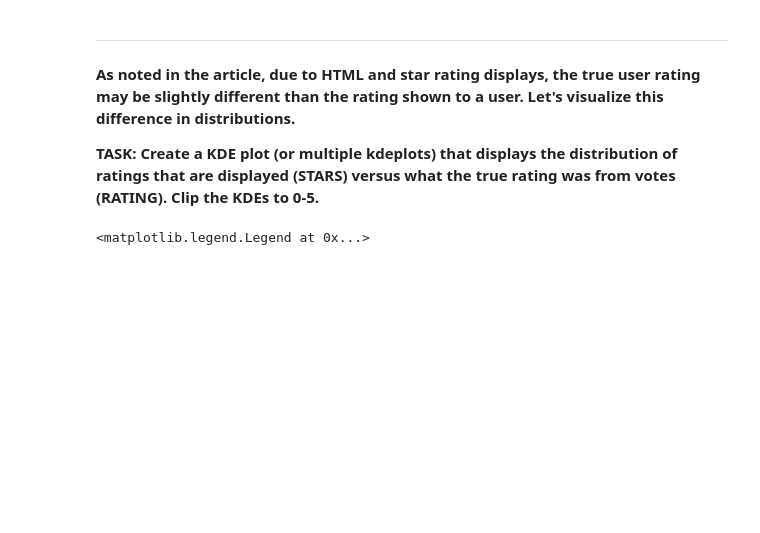
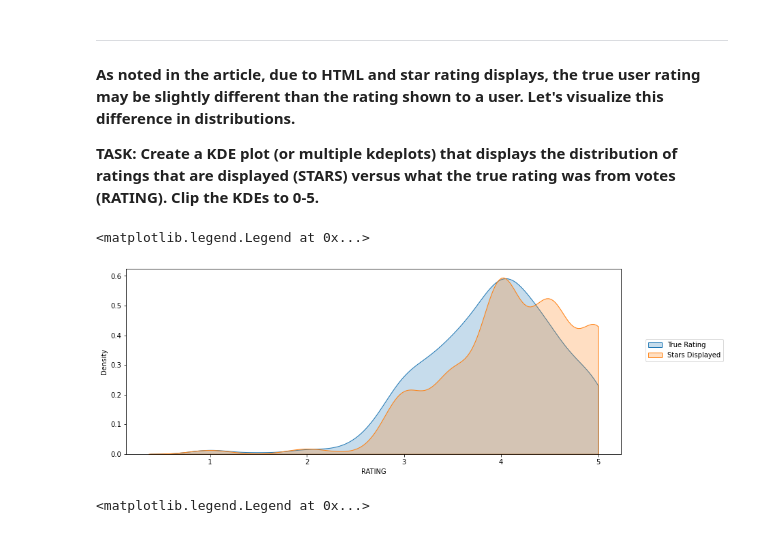
Before and after one commit to habip-bingol/Projects, a Jupyter notebook: Udemy Projects/00-Capstone-Project.ipynb, the cells around one changed output. Drawn from its saved outputs; the diff is of its cells as text; code cells hidden in the pictures; blank space fills up the shorter version.

```diff
--- a/Udemy Projects/00-Capstone-Project.ipynb
+++ b/Udemy Projects/00-Capstone-Project.ipynb
@@ -265,0 +318,4 @@ Name: YEAR, dtype: int64
+# %%
+#CODE HERE
+df = fandango.drop(fandango[fandango.VOTES == 0].index)
+df.shape
@@ -274,3 +330,12 @@ Name: YEAR, dtype: int64
+# %%
+#CODE HERE
+plt.figure(figsize=(13,5))
+sns.kdeplot(x=df.RATING, shade=True, label= "True Rating", clip=(0,5))
+sns.kdeplot(x=df.STARS, shade=True, label= "Stars Displayed", clip=(0,5))
+plt.legend(loc=(1.05,0.5))
+# %% [output]
+<matplotlib.legend.Legend at 0x...>
+[figure, added]
 # %%
 # %% [output]
 <matplotlib.legend.Legend at 0x...>
```
Also changed, not shown: parts of 72 cells of this notebook.
